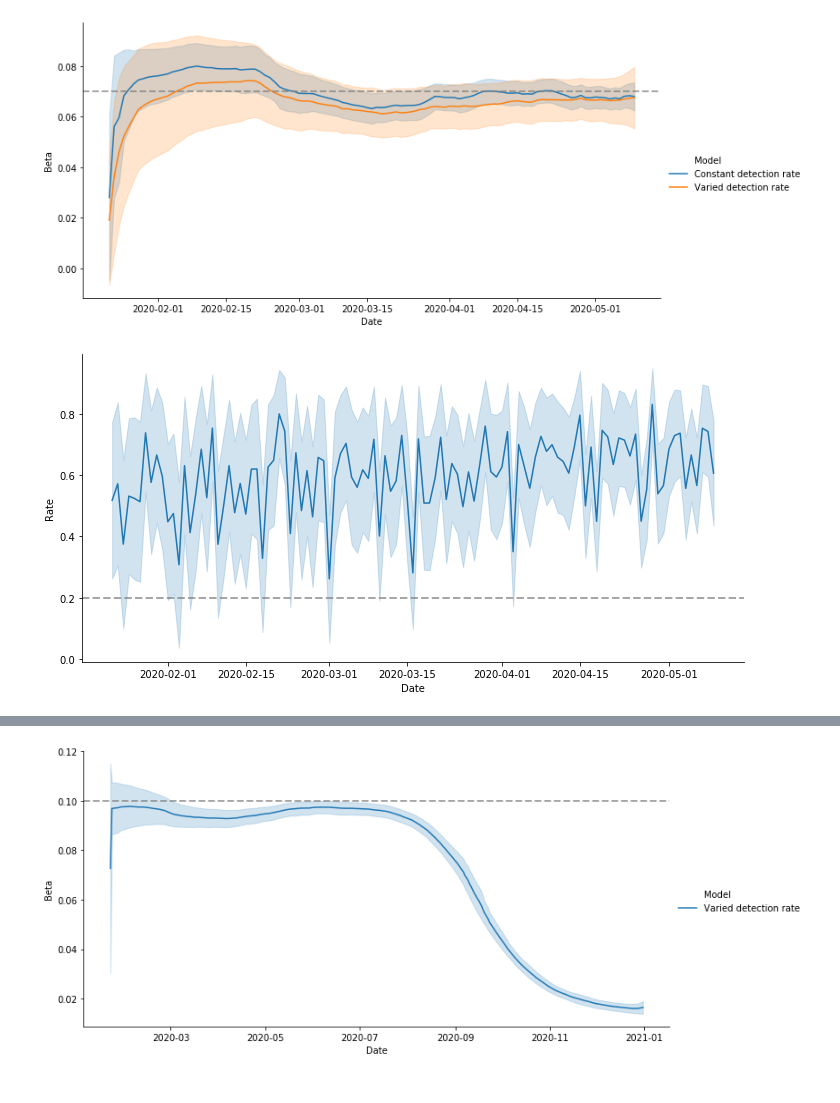
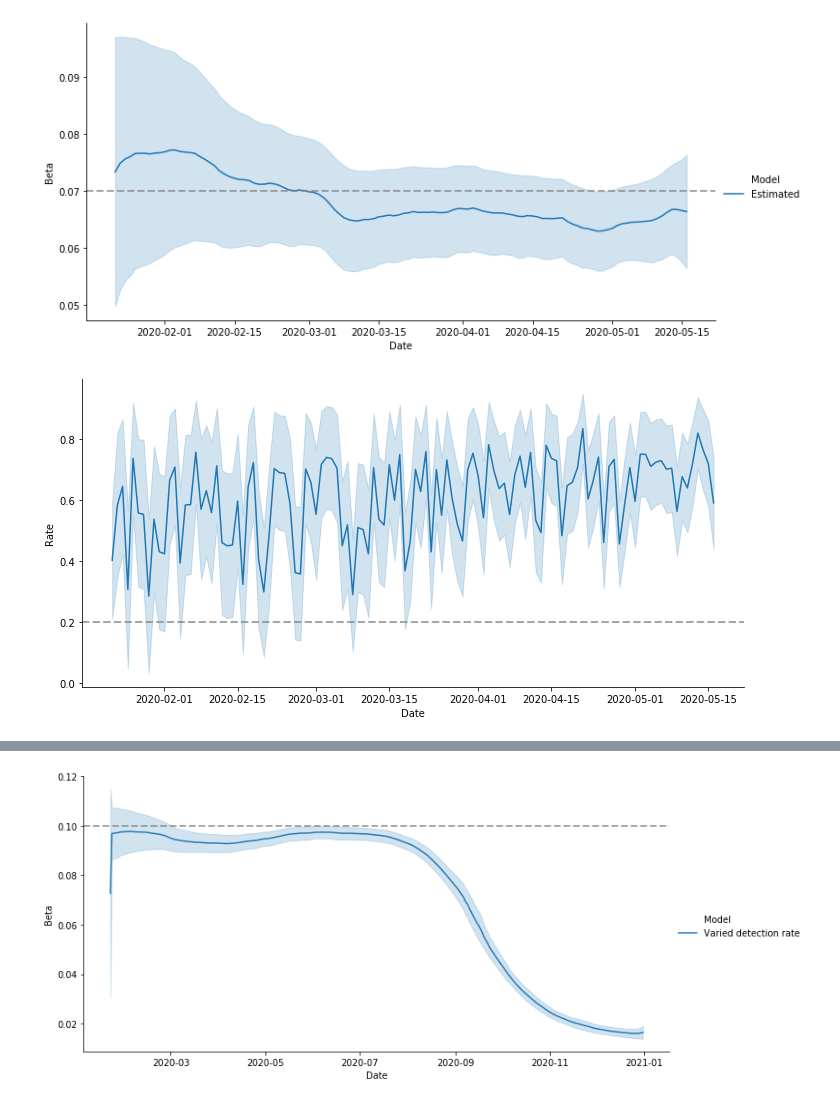
Before and after one commit to yoriyuki/BayesianCOVID19, a Jupyter notebook: notebook/Experiments.ipynb, the cells around one changed output, grey strips where cells are left out. Saved outputs shown, nothing was run; the diff lists cells and outputs as text; code cells hidden in the pictures.

```diff
--- a/notebook/Experiments.ipynb
+++ b/notebook/Experiments.ipynb
@@ -35,19 +35,19 @@ death = df.cummax()
 # %%
 ### dates ###
 epoch = pd.to_datetime('2020-01-22')
-last = pd.to_datetime('2020-05-11')
+last = pd.to_datetime('2020-05-18')
 upto = last-pd.Timedelta(days=2)
 index= pd.date_range(start=epoch, end=upto)
 # %%
 ### Fitting a model ###
 def fit_and_infer(sm=None, data=None, country=None, population=None, detection_rate=1,
-                  b_beta_0=1, inits='random', iteration=2000, start=epoch, last=last):
+                  b_sigma_0=1, inits='random', iteration=10000, start=epoch, last=last):
     if data is None:
         C0 = confirmed.loc[start:last, country].values
         D0 = death.loc[start:last, country].values
         P = population
         data = {'T': C0.shape[0], 'T0': 0, 'P': P, 'C0': C0, 'D0':D0,
-                'q0':detection_rate, 'b_beta_0':b_beta_0}
+                'q0':detection_rate, 'b_sigma_0':b_sigma_0}
     fit = sm.sampling(data=data, iter=iteration, init=inits)
     print(fit)
     return az.from_pystan(fit, log_likelihood='log_lik')
@@ -89,0 +81,3 @@ INFO:pystan:COMPILING THE C++ CODE FOR MODEL anon_model_e7746764851833e7f3347e37
+# %%
+## Compile models ##
+sm = pystan.StanModel(file="model.stan")
@@ -111,10 +107,9 @@ def simulate(b, q, init_inf, a, d, P, index):
         C_obs.append(int(C_obs[-1]+poisson.rvs(q*NI)))
         D_obs.append(int(D_obs[-1]+poisson.rvs(d*(C_obs[-1]-R_obs[-1]-D_obs[-1]))))
         R_obs.append(R_obs[-1]+a*(C_obs[-1]-R_obs[-1]-D_obs[-1]))
-    return {'C0':np.array(C_obs), 'D0':np.array(D_obs), 'T':len(C_obs), 'T0':0, 'P':P, 'b_beta_0':0.1, 'q0':q}
+    return {'C0':np.array(C_obs), 'D0':np.array(D_obs), 'T':len(C_obs), 'T0':0, 'P':P, 'b_sigma_0':0.1, 'q0':q}
 
 data = simulate(0.07, 0.2, 100, 0.04, 0.001, 1200_0000, index)
 
-infered_const_q = fit_and_infer(sm=sm_const_q, data=data)
-infered_every = fit_and_infer(sm=sm_every, data=data)
+infered = fit_and_infer(sm=sm, data=data)
 # %% [output]
@@ -167,13 +141,12 @@ convergence, Rhat=1).
 # %%
-beta_const_q = extract_var(var_name='b', data=infered_const_q)
-beta = extract_var(var_name='b', data=infered_every)
-q = extract_var(var_name='q', data=infered_every)
-draw({'Constant detection rate':beta_const_q, 'Varied detection rate':beta}, name='const_beta', line=0.07,
+beta = extract_var(var_name='b', data=infered)
+q = extract_var(var_name='q', data=infered)
+draw({'Estimated':beta}, name='const_beta', line=0.07,
      label_name='Model', value_name='Beta')
 draw({'Estimated':q}, line=0.2, name='const_q', label_name=None, value_name='Rate')
 # %% [output]
-[figure, old version]
+[figure, new version]
-[figure, old version]
+[figure, new version]
 # %%
 #### Step-like detection rate ####
 from scipy.stats import poisson
```
Also changed, not shown: parts of 16 cells of this notebook, 1 other file.
